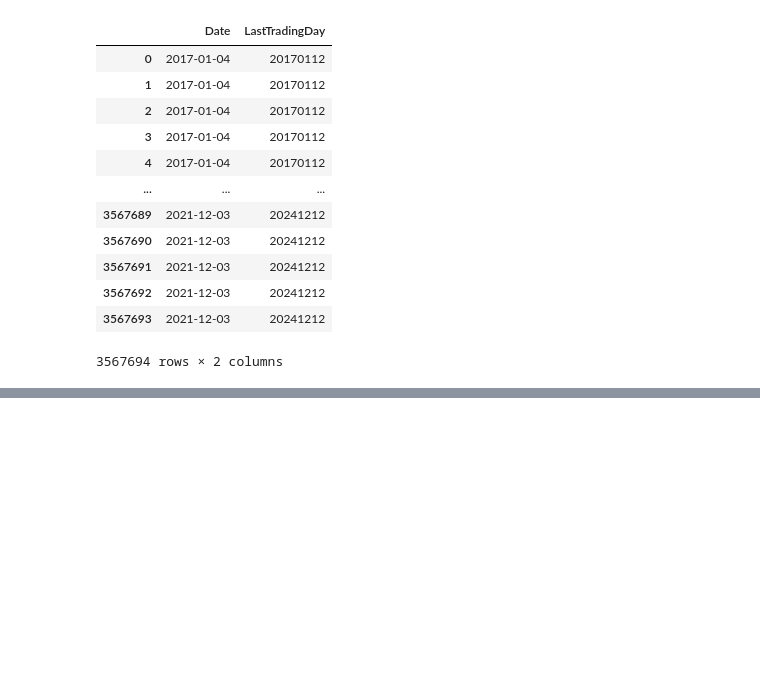
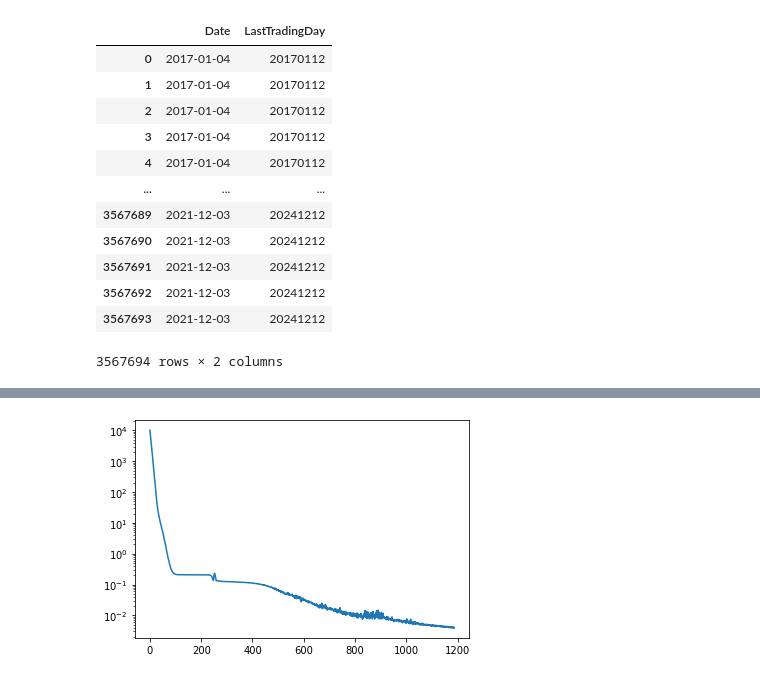
Before and after one commit to Antares01/NNs_for_option_pricing_semester_project, a Jupyter notebook: nikkei-options-dataset_time_to_maturity.ipynb, the cells around one changed output, grey strips where cells are left out. Cells and saved outputs as stored; diff of their text form; code cells hidden in the pictures; blank space fills up the shorter version.

Commit message:
Kaggle Notebook | Nikkei options dataset | Version 10

```diff
--- a/nikkei-options-dataset_time_to_maturity.ipynb
+++ b/nikkei-options-dataset_time_to_maturity.ipynb
@@ -94,7 +93,9 @@ trading_date = '2017-01-04'
 # %%
 pd.set_option('display.max_columns', None)
 dataset = options.loc[(options['LastTradingDay'] == option_expiry)& (options['WholeDayVolume']> 0) & (options['Date'] == trading_date)][['StrikePrice', 'Putcall', 'SettlementPrice']]#[['WholeDayClose', 'SettlementPrice']]
-dataset[['StrikePrice', 'SettlementPrice']] = dataset[['StrikePrice', 'SettlementPrice']].transform(lambda x : x/SCALING_CONSTANT)
+dataset[['StrikePrice',
+
+         'SettlementPrice']] = dataset[['StrikePrice', 'SettlementPrice']].transform(lambda x : x/SCALING_CONSTANT)
 dataset['Putcall'] = dataset['Putcall'].transform(lambda x : False if x==1 else True)
 # %%
 datasets = []
@@ -140,7 +172,7 @@ from torch.utils.data import DataLoader
 
 prices_and_strikes = [ (train_df['SettlementPrice'].iloc[i], train_df['StrikePrice'].iloc[i], train_df['Putcall'].iloc[i]) for i in range(len(train_df))]
 train_set_size = len(prices_and_strikes)
-batch_size = 16
+batch_size = train_set_size
 target_dataloader = DataLoader(prices_and_strikes , batch_size=batch_size, shuffle = True)
 #test_dataloader = DataLoader(test_data, batch_size=batch_size)
 # %%
@@ -325,20 +364,21 @@ def train_improved_model(input_model, optimizer, loss_fn, C1, C2, target_dataloa
 # %%
 def train(input_model, optimizer, loss_fn, C1, C2, target_dataloader, equidistant_window=False):
     loss_history = []
-    for epoch in tqdm(range(int(296*C1))):
+    for epoch in tqdm(range(int(396*C1))):
         avg_loss = 0
         for batch, (target_prices, strike_prices, is_call) in enumerate(target_dataloader):
-            if epoch < 100 * C1:
+            if epoch < 200 * C1:
                 mc_steps = int(128*C2)
-            elif epoch < 200 * C1:
+            elif epoch < 300 * C1:
                 mc_steps = int(256*C2)
-            elif epoch < 250 * C1:
+            elif epoch < 350 * C1:
+                #change to relative mse maybe
                 mc_steps = int(512*C2)
-            elif epoch < 275 * C1:
+            elif epoch < 375 * C1:
                 mc_steps = int(1024*C2)
-            elif epoch < 287 * C1:
+            elif epoch < 387 * C1:
                 mc_steps = int(2048*C2)
-            elif epoch < 293*C1:
+            elif epoch < 393*C1:
                 mc_steps = int(4096*C2)
             else:
                 mc_steps = int(8192*C2)
@@ -368,7 +408,7 @@ def train(input_model, optimizer, loss_fn, C1, C2, target_dataloader, equidistan
             torch.nn.utils.clip_grad_norm_(input_model.parameters(), 1e-1)
             optimizer.step()
             avg_loss += loss
-        loss_history.append(float(avg_loss/batch))
+        loss_history.append(float(avg_loss/(batch + 1)))
     return loss_history
 # %%
 def test(model, loss_fn, test_dataloader, mc_steps = 4096):
@@ -383,4 +423,4 @@ def test(model, loss_fn, test_dataloader, mc_steps = 4096):
 # %%
 #loss_history = train(model, optimizer, loss_fn, 2, 1, target_dataloader, equidistant_window = False)
 # %%
-loss_history_eq = train(model_eq, optimizer_eq, loss_fn, 3, 1.5, target_dataloader, equidistant_window = True)
+loss_history_eq = train(model_eq, optimizer_eq, loss_fn, 3, 1, target_dataloader, equidistant_window = True)
@@ -401,3 +451,9 @@ plt.plot(range(len(loss_history_eq)), loss_history_eq)
+# %%
+
+plt.plot(range(len(loss_history_eq)), loss_history_eq)
+plt.yscale("log")
+# %% [output]
+[figure, added]
 # %%
 """
 running_loss_average = uniform_filter1d(loss_history, size=50)
```
Also changed, not shown: parts of 12 cells of this notebook.
